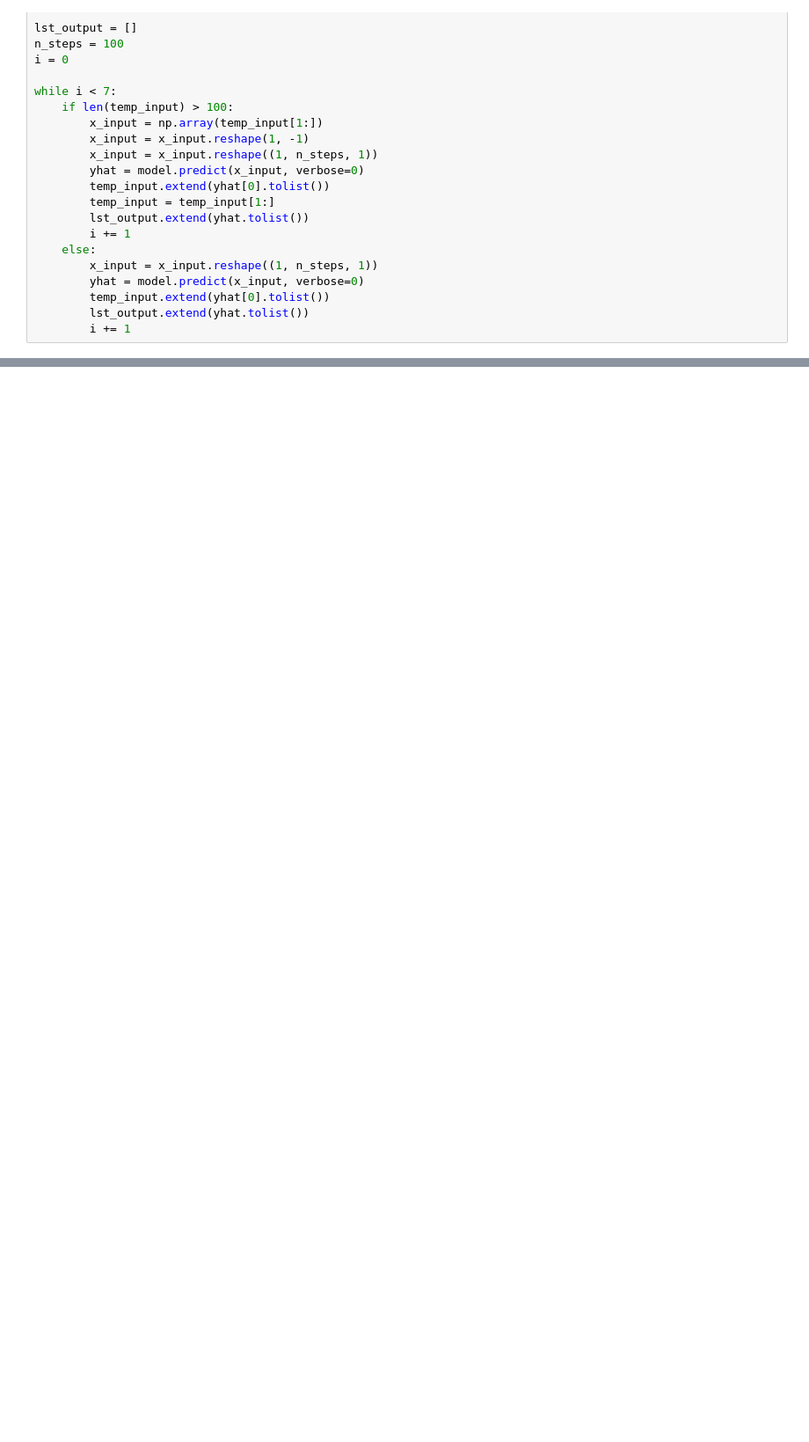
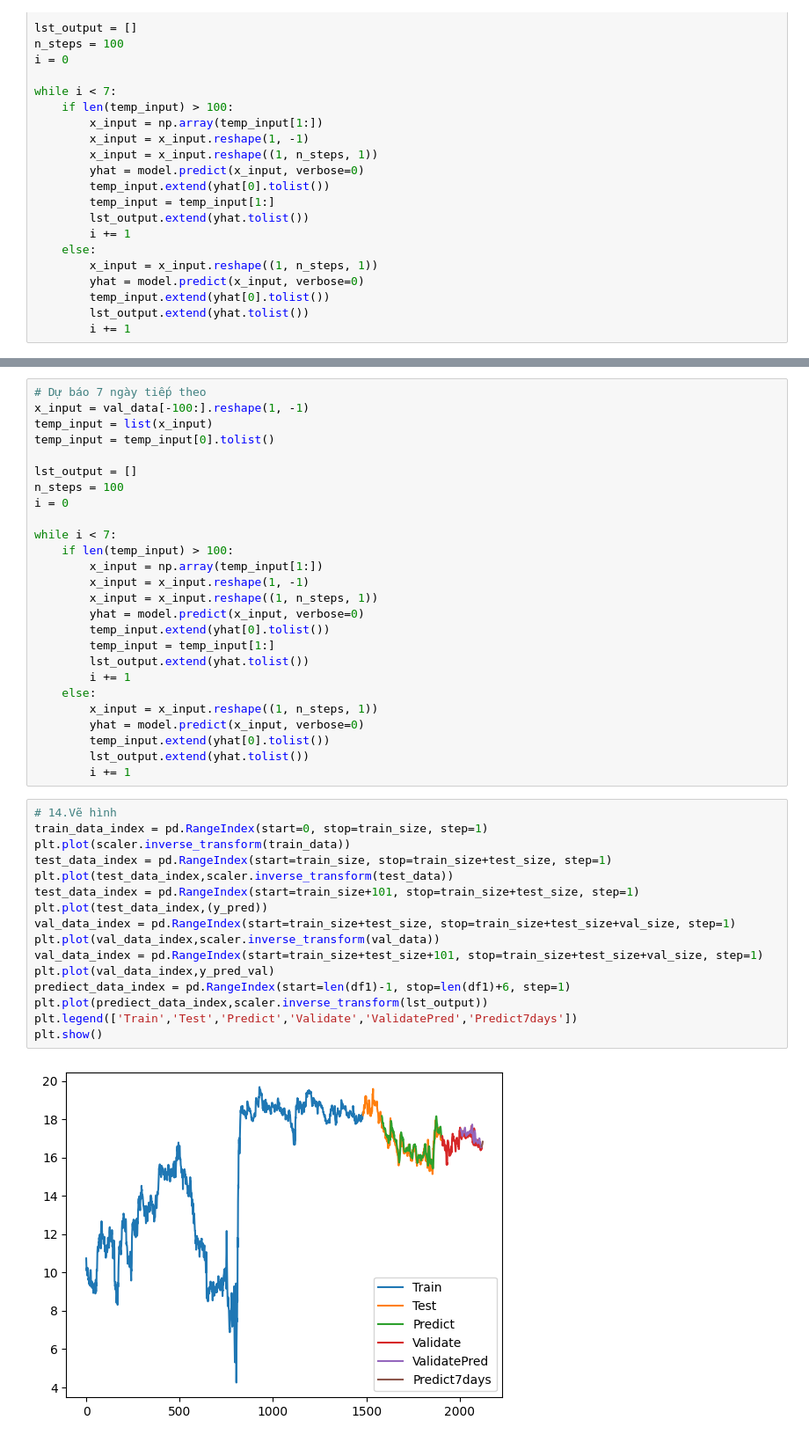
Before and after one commit to thanghuung/IS403.N21.HTTT_17, a Jupyter notebook: code/IS403_TDNN_Model_20520769.ipynb, the cells around one changed output, grey strips where cells are left out. Shown: that part at 88% size. Saved outputs shown, nothing was run; the diff lists cells and outputs as text; blank space fills up the shorter version.

```diff
--- a/code/IS403_TDNN_Model_20520769.ipynb
+++ b/code/IS403_TDNN_Model_20520769.ipynb
@@ -157,0 +256,44 @@ array([[119.92039772],
+# %%
+# Dự báo 7 ngày tiếp theo
+x_input = val_data[-100:].reshape(1, -1)
+temp_input = list(x_input)
+temp_input = temp_input[0].tolist()
+
+lst_output = []
+n_steps = 100
+i = 0
+
+while i < 7:
+    if len(temp_input) > 100:
+        x_input = np.array(temp_input[1:])
+        x_input = x_input.reshape(1, -1)
+        x_input = x_input.reshape((1, n_steps, 1))
+        yhat = model.predict(x_input, verbose=0)
+        temp_input.extend(yhat[0].tolist())
+        temp_input = temp_input[1:]
+        lst_output.extend(yhat.tolist())
+        i += 1
+    else:
+        x_input = x_input.reshape((1, n_steps, 1))
+        yhat = model.predict(x_input, verbose=0)
+        temp_input.extend(yhat[0].tolist())
+        lst_output.extend(yhat.tolist())
+        i += 1
+# %%
+# 14.Vẽ hình
+train_data_index = pd.RangeIndex(start=0, stop=train_size, step=1)
+plt.plot(scaler.inverse_transform(train_data))
+test_data_index = pd.RangeIndex(start=train_size, stop=train_size+test_size, step=1)
+plt.plot(test_data_index,scaler.inverse_transform(test_data))
+test_data_index = pd.RangeIndex(start=train_size+101, stop=train_size+test_size, step=1)
+plt.plot(test_data_index,(y_pred))
+val_data_index = pd.RangeIndex(start=train_size+test_size, stop=train_size+test_size+val_size, step=1)
+plt.plot(val_data_index,scaler.inverse_transform(val_data))
+val_data_index = pd.RangeIndex(start=train_size+test_size+101, stop=train_size+test_size+val_size, step=1)
+plt.plot(val_data_index,y_pred_val)
+prediect_data_index = pd.RangeIndex(start=len(df1)-1, stop=len(df1)+6, step=1)
+plt.plot(prediect_data_index,scaler.inverse_transform(lst_output))
+plt.legend(['Train','Test','Predict','Validate','ValidatePred','Predict7days'])
+plt.show()
+# %% [output]
+[figure, added]
```
Also changed, not shown: parts of 35 cells of this notebook.
